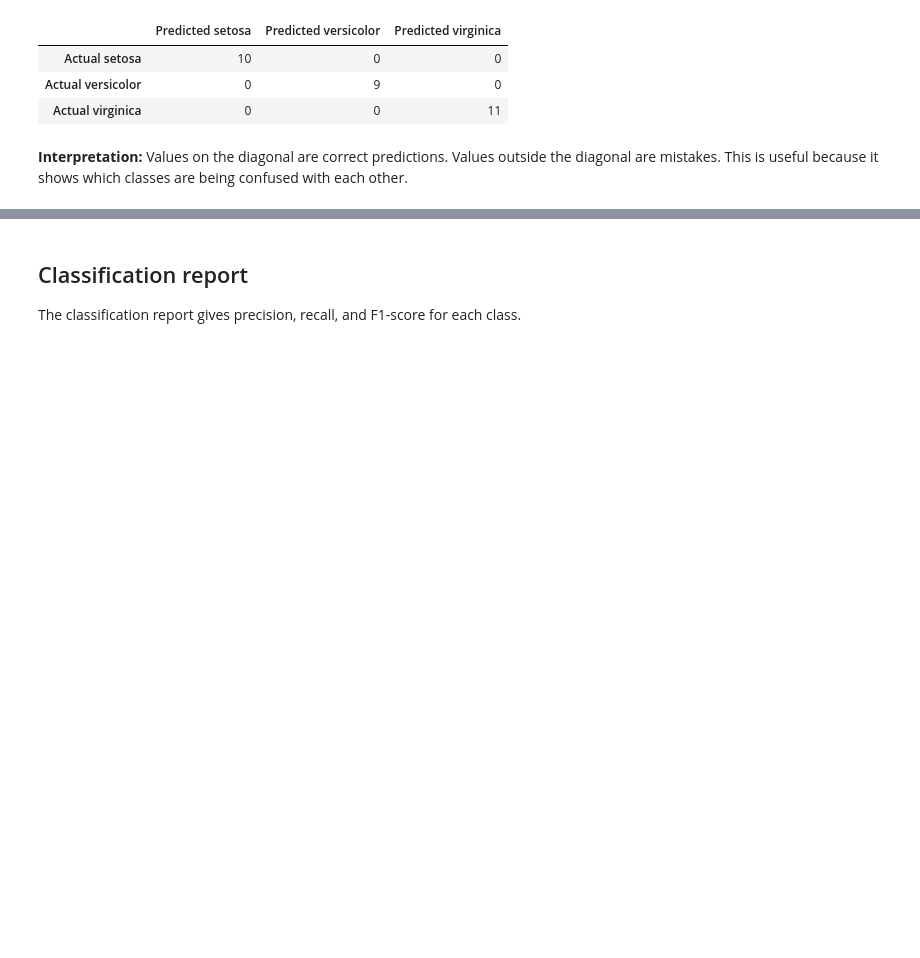
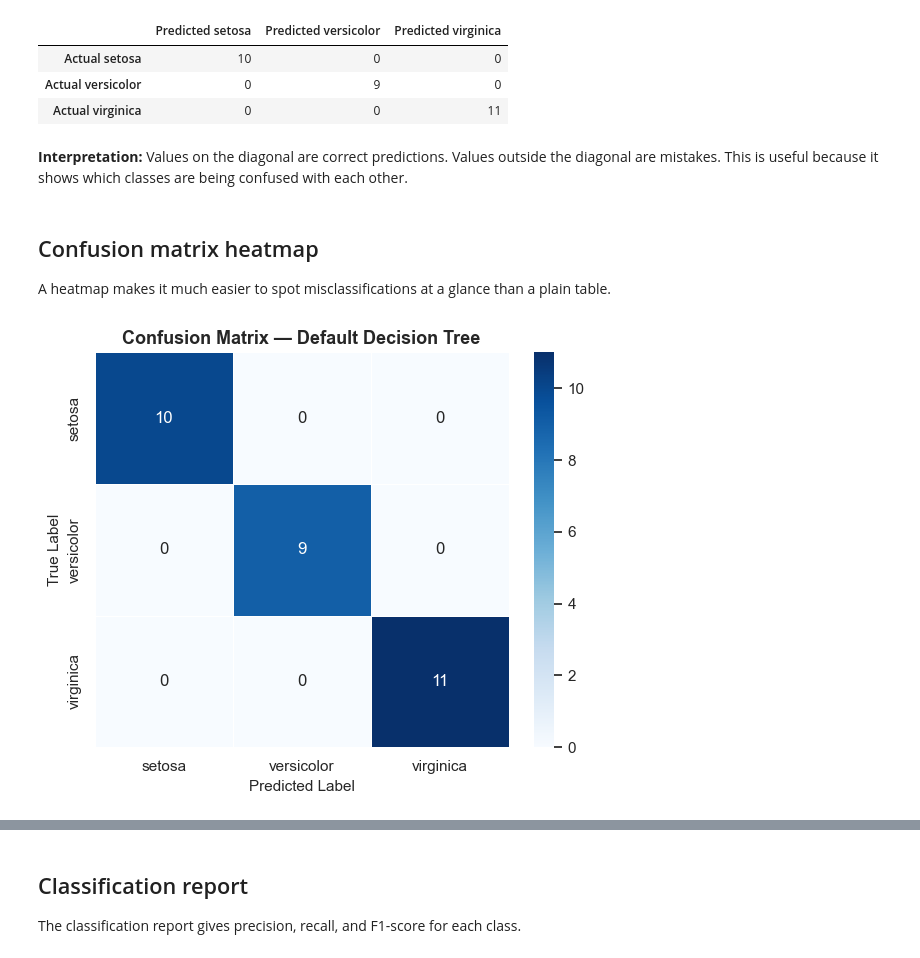
Before and after one commit to OCTehckie18/ML-Lab-2547237, a Jupyter notebook: Lab_activity/decision_trees.ipynb, the cells around one changed output, grey strips where cells are left out. Saved outputs shown, nothing was run; the diff lists cells and outputs as text; code cells hidden in the pictures; blank space fills up the shorter version.

```diff
--- a/Lab_activity/decision_trees.ipynb
+++ b/Lab_activity/decision_trees.ipynb
@@ -187,3 +263,27 @@ confusion_df
 | Actual virginica | 0 | 0 | 11 |
 # %% [markdown]
 **Interpretation:** Values on the diagonal are correct predictions. Values outside the diagonal are mistakes. This is useful because it shows which classes are being confused with each other.
+# %% [markdown]
+## Confusion matrix heatmap
+
+A heatmap makes it much easier to spot misclassifications at a glance than a plain table.
+# %%
+fig, ax = plt.subplots(figsize=(6, 5))
+sns.heatmap(
+    confusion_matrix(y_test, y_pred_default),
+    annot=True,
+    fmt="d",
+    cmap="Blues",
+    xticklabels=iris.target_names,
+    yticklabels=iris.target_names,
+    linewidths=0.5,
+    linecolor="white",
+    ax=ax,
+)
+ax.set_title("Confusion Matrix — Default Decision Tree", fontsize=13, fontweight="bold")
+ax.set_xlabel("Predicted Label", fontsize=11)
+ax.set_ylabel("True Label", fontsize=11)
+plt.tight_layout()
+plt.show()
+# %% [output]
+[figure, added]
```
Also changed, not shown: parts of 84 cells of this notebook.
